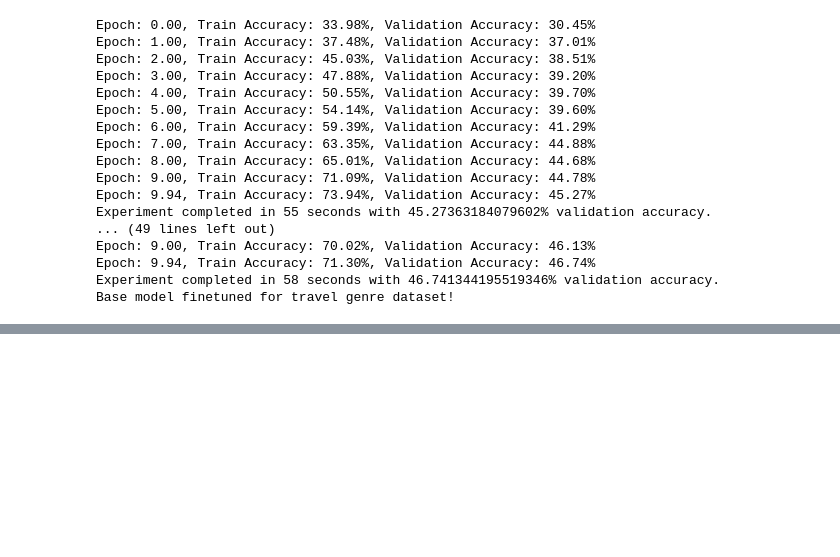
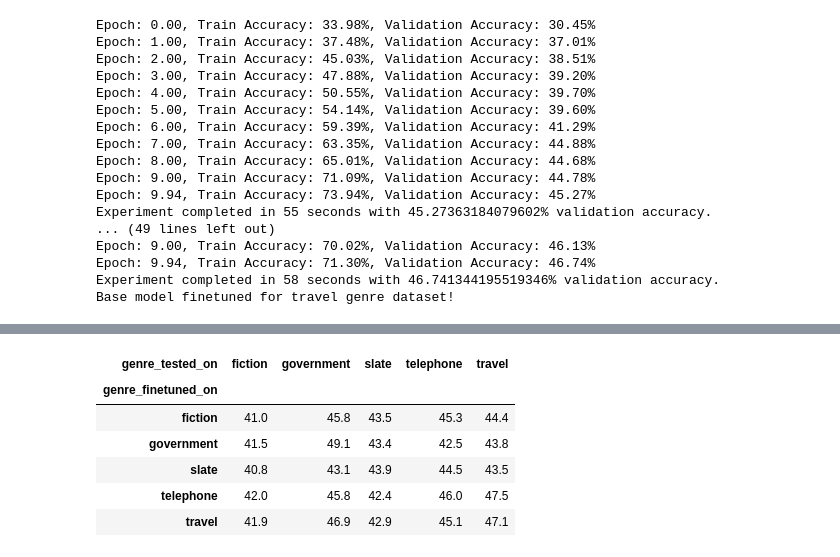
Before and after one commit to nyjgary/nlp-snli, a Jupyter notebook: nlp-snli.ipynb, the cells around one changed output, grey strips where cells are left out. Saved outputs shown, nothing was run; the diff lists cells and outputs as text; code cells hidden in the pictures; blank space fills up the shorter version.

Commit message:
Compared tuned vs untuned MNLI accuracies, tested on other genres

```diff
--- a/nlp-snli.ipynb
+++ b/nlp-snli.ipynb
@@ -1160,3 +1168,23 @@ Epoch: 9.00, Train Accuracy: 70.02%, Validation Accuracy: 46.13%
 Epoch: 9.94, Train Accuracy: 71.30%, Validation Accuracy: 46.74%
 Experiment completed in 58 seconds with 46.741344195519346% validation accuracy.
 Base model finetuned for travel genre dataset!
+# %%
+mnli_scores = []
+
+for genre1 in mnli_genres:
+    # load model that was finetuned for genre1
+    model = rnn_model(emb_size=300, num_layers=1, num_classes=3, pretrained_weights=pretrained_weights,
+                      hidden_size=BEST_RNN_HIDDEN_SIZE, fc_out_size=BEST_RNN_FC_OUT_SIZE)
+    checkpoint = torch.load('model_checkpoints/{}.pth.tar'.format(genre1), map_location=device)
+    model.load_state_dict(checkpoint)
+
+    for genre2 in mnli_genres:
+        result = {}
+        result['genre_finetuned_on'] = genre1
+        result['genre_tested_on'] = genre2
+        result['accuracy'] = test_model(mnli_data_loaders[genre2][1], model)[0]
+        mnli_scores.append(result)
+# %%
+mnli_scores_df = pd.DataFrame.from_dict(mnli_scores)
+mnli_scores_df = mnli_scores_df[['genre_finetuned_on', 'genre_tested_on', 'accuracy']]
+mnli_scores_df['accuracy'] = mnli_scores_df['accuracy'].round(1)
@@ -1162,0 +1205,10 @@ Base model finetuned for travel genre dataset!
+# %%
+pd.pivot_table(mnli_scores_df, values='accuracy', index='genre_finetuned_on', columns='genre_tested_on')
+# %% [output]
+| genre_tested_on | fiction | government | slate | telephone | travel |
+| genre_finetuned_on |  |  |  |  |  |
+| fiction | 41.0 | 45.8 | 43.5 | 45.3 | 44.4 |
+| government | 41.5 | 49.1 | 43.4 | 42.5 | 43.8 |
+| slate | 40.8 | 43.1 | 43.9 | 44.5 | 43.5 |
+| telephone | 42.0 | 45.8 | 42.4 | 46.0 | 47.5 |
+| travel | 41.9 | 46.9 | 42.9 | 45.1 | 47.1 |
```
Also changed, not shown: parts of 6 cells of this notebook.
